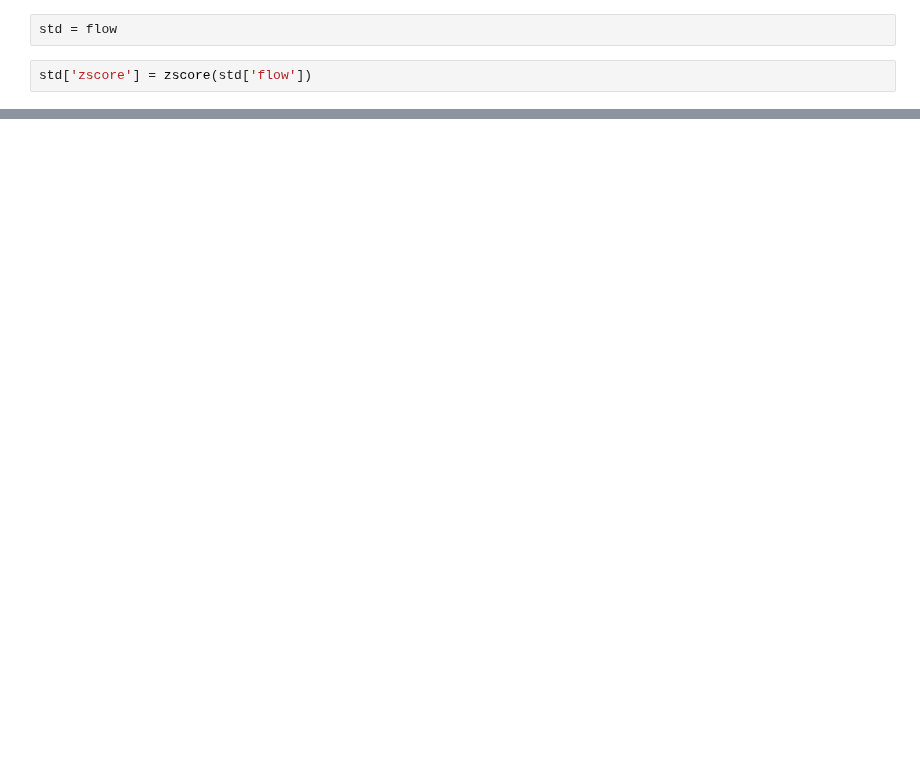
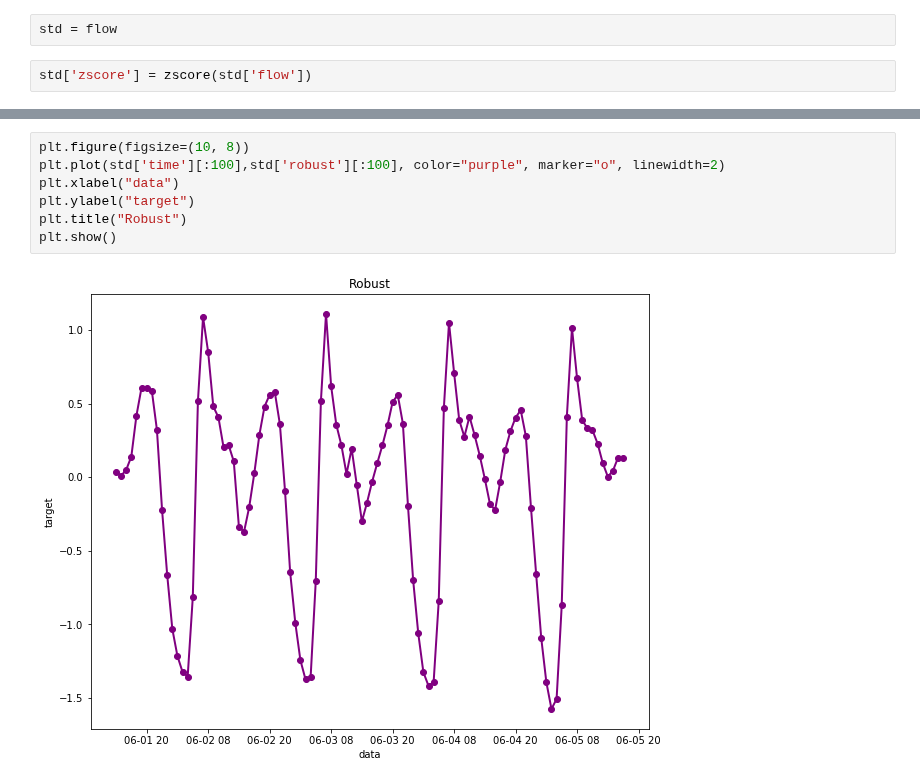
Before and after one commit to efemeryds/flow_exploration, a Jupyter notebook: notebooks/basic-flow-preprocessing.ipynb, the cells around one changed output, grey strips where cells are left out. Saved outputs shown, nothing was run; the diff lists cells and outputs as text; blank space fills up the shorter version.

```diff
--- a/notebooks/basic-flow-preprocessing.ipynb
+++ b/notebooks/basic-flow-preprocessing.ipynb
@@ -84,0 +93,9 @@ plt.show()
+# %%
+plt.figure(figsize=(10, 8))
+plt.plot(std['time'][:100],std['robust'][:100], color="purple", marker="o", linewidth=2)
+plt.xlabel("data")
+plt.ylabel("target")
+plt.title("Robust")
+plt.show()
+# %% [output]
+[figure, added]
```
Also changed, not shown: parts of 14 cells of this notebook.
